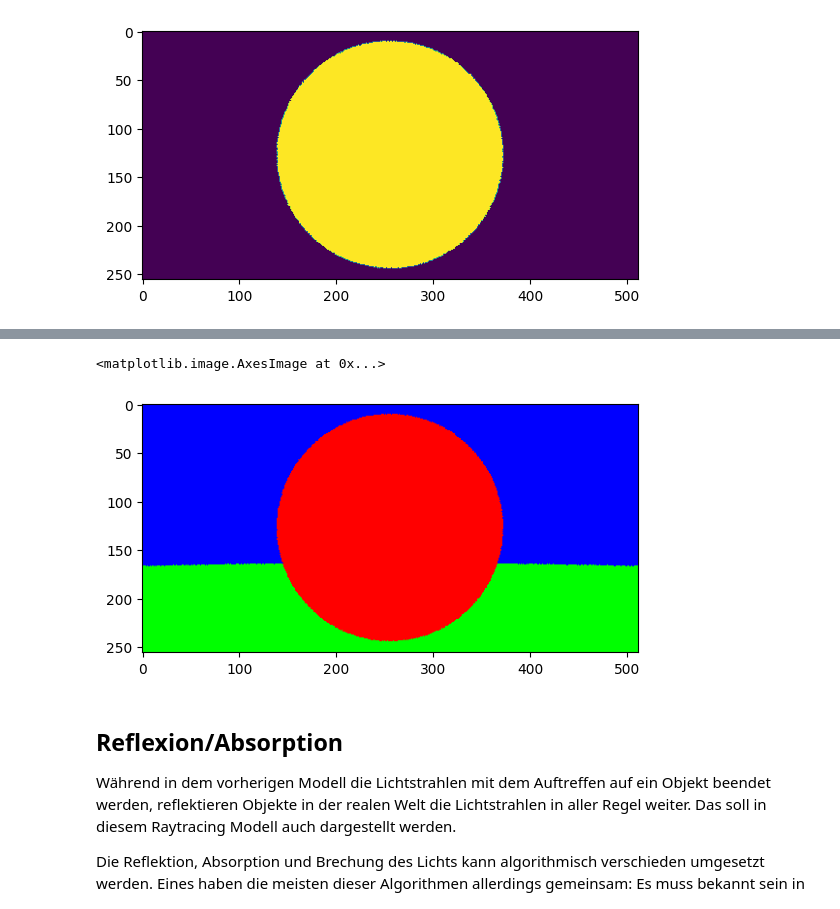
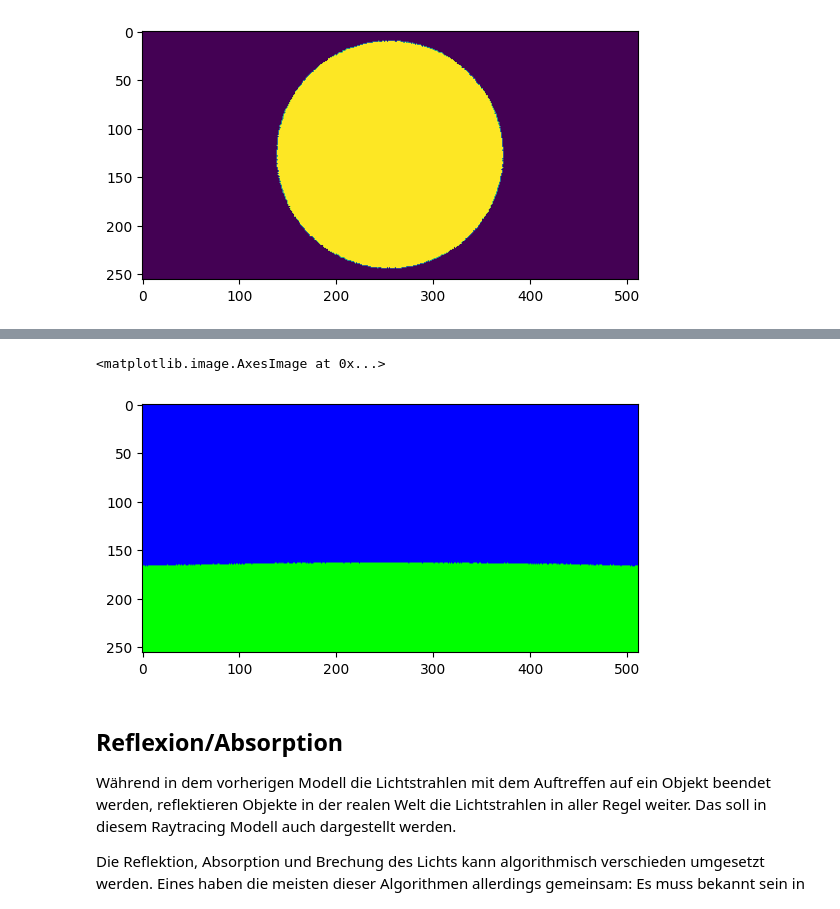
Before and after one commit to paul-pw/raytracing_python, a Jupyter notebook: ray_tracing.ipynb, the cells around one changed output, grey strips where cells are left out. Saved outputs shown, nothing was run; the diff lists cells and outputs as text; code cells hidden in the pictures.

Commit message:
fix camera

```diff
--- a/ray_tracing.ipynb
+++ b/ray_tracing.ipynb
@@ -95,14 +95,23 @@ class ImageSize(NamedTuple):
     height: int
 
 class Camera:
-    def __init__(self, imageSize: ImageSize, position: Vec, direction: Vec) -> None:
+    def __init__(
+        self, imageSize: ImageSize,
+        position: Vec=np.array([1,0,0]), direction: Vec=np.array([1,0,0]), up: Vec=np.array([0,0,1]) # set sane defaults
+    ) -> None:
         assert 0 < imageSize.width and 0 < imageSize.height, f"image cant have negative Dimestions, was {imageSize}"
         # setup
         self.imageSize = imageSize
         # sensor plane is 1 unit diagonal calculate the size of a pixel within 1 unit diagonal sensor
         self.unitPerPixel = np.sqrt(self.imageSize.width ** 2 + self.imageSize.height ** 2)
-        self.sensorPosition = position
-        self.aperturePosition = position-direction
+
+        # set sensor and aperture position (sensor is in front of aperture with direction)
+        self.sensorPosition = position+direction
+        self.aperturePosition = position
+
+        # set the up and left values of the sensor (where the top and the left side of the sensor is)
+        self.up = normalizeVector(up)
+        self.left = normalizeVector(np.cross(direction, self.up))
 
     def _getRay(self, pixelX:int,pixelY:int) -> Ray:
         assert 0 <= pixelX < self.imageSize.width, f"pixelX has to be in Image, was {pixelX}"
@@ -111,7 +120,10 @@ class Camera:
         # set pixel position from 2d to 3d and add random offset within pixel (for anti aliasing)
         x = -self.imageSize.width/2 + pixelX + np.random.rand()
         y = -self.imageSize.height/2 + pixelY + np.random.rand()
-        pixelPos = self.sensorPosition + np.array([0, x/self.unitPerPixel, y/self.unitPerPixel])
+
+        # set the Pixel Position in 3D Space using the left and the up vectors
+        pixelPos = self.sensorPosition - self.left * \
+            (x/self.unitPerPixel) - self.up*(y/self.unitPerPixel)
 
         # calculate ray direction
         rayDirection = normalizeVector(pixelPos - self.aperturePosition)
@@ -119,6 +131,6 @@ class Camera:
         # return Ray
         return Ray(self.aperturePosition, rayDirection, np.array([1,1,1]))
 
-camera = Camera(ImageSize(8, 8), np.array([1,0,0]), np.array([1,0,0]))
+camera = Camera(ImageSize(8, 8),  np.array([1,0,0]), np.array([1,0,0]),  np.array([0,0,1]))
 camera._getRay(0,0)
 # %% [output]
@@ -222,7 +234,7 @@ Der Ablauf hier ist wie folgt:
 # %%
 import matplotlib.pyplot as plt
 
-camera = Camera(ImageSize(256, 512), np.array([1,0,0]), np.array([1,0,0]))
+camera = Camera(ImageSize(256, 512))
 objects: list[Object] = [Circle(np.array([5, 0, 0]), 1)]
 
 def render(camera: Camera, objects: list[Object]):
@@ -297,31 +309,31 @@ und jedes Pixel bekommt die Farbe seines zugehörigen Lichtstrahls.
 
 ![material_scene-2.png](attachment:material_scene-2.png)
 # %%
-camera = Camera(ImageSize(256, 512), np.array([1,0,0]), np.array([1,0,0]))
+camera = Camera(ImageSize(256, 512))
 objects: list[Object] = [Circle(np.array([50, 0, 0]), 10, Material([1,0,0])),
                          Circle(np.array([0, 5000, 0]), 4990, Material([0, 1, 0])),
                          Circle(np.array([0, 0, 0]), 5000, Material([0, 0, 1]))]
 
 def render(camera: Camera, objects: list[Object]):
     img = np.zeros((camera.imageSize.width,camera.imageSize.height, 3))
     for x in range(camera.imageSize.width):
         for y in range(camera.imageSize.height):
             ray = camera._getRay(x, y)
             hits: list[Tuple[float, Material]] = []
             for obj in objects:
                 hit = obj.hit(ray)
                 if hit is not None:
                     hits.append(hit)
             if len(hits) == 0:
                 img[x, y] = [0,0,0]
                 continue
             criticalHit = min(hits, key=lambda hit: hit[0])
             img[x,y] = criticalHit[1].color * ray.color
     return img
 plt.imshow(render(camera, objects))
 # %% [output]
 <matplotlib.image.AxesImage at 0x...>
-[figure, old version]
+[figure, new version]
 # %% [markdown]
 ## Reflexion/Absorption
 
```
Also changed, not shown: parts of 19 cells of this notebook, 2 other files.
